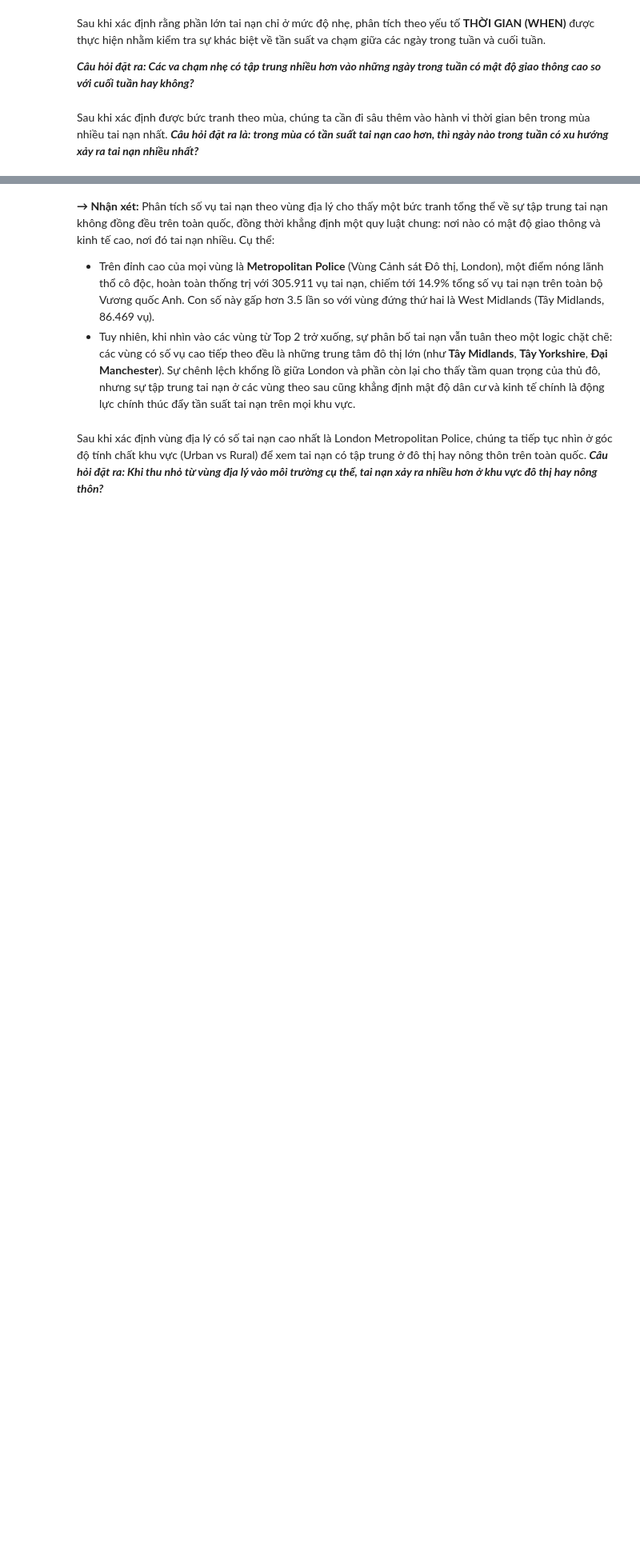
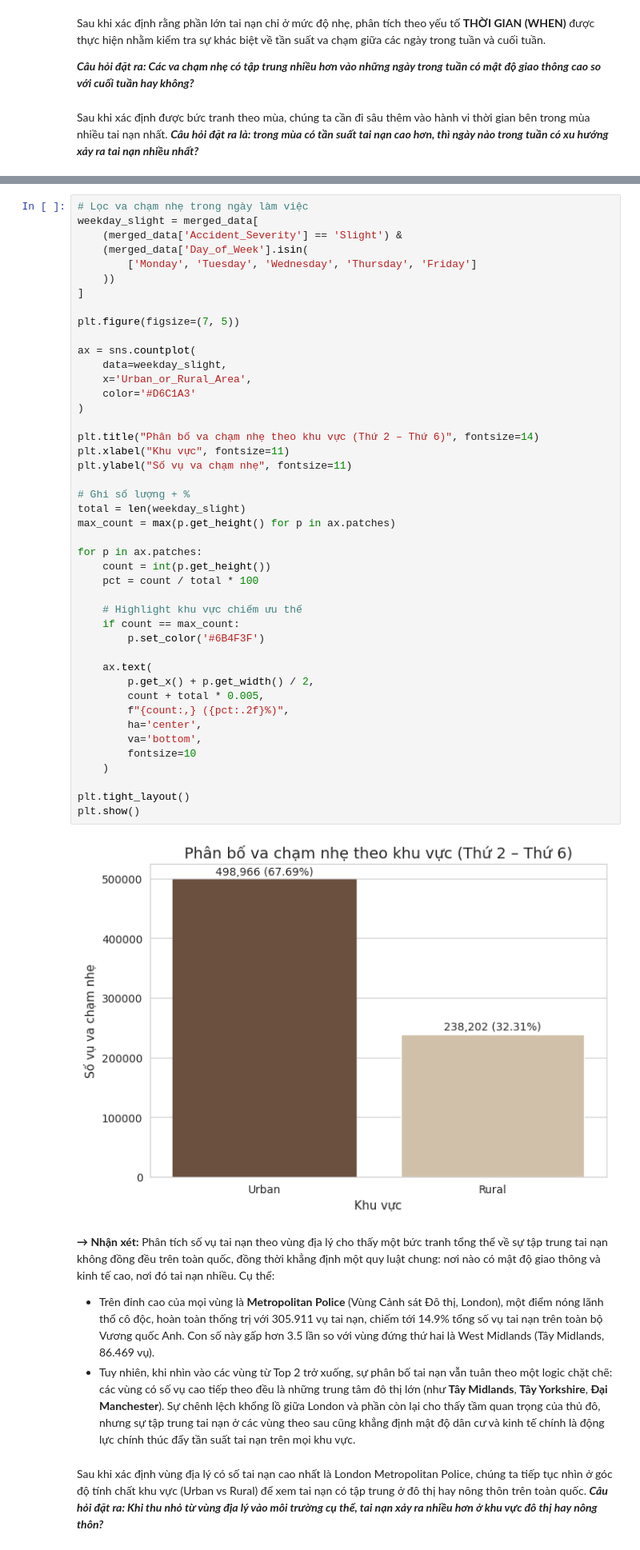
Before and after one commit to mihhwiNick/DA_project, a Jupyter notebook: UK_Road_Traffic_Accident_DA.ipynb, the cells around one changed output, grey strips where cells are left out. Shown at 80% size. Saved outputs shown, nothing was run; the diff lists cells and outputs as text; blank space fills up the shorter version.

```diff
--- a/UK_Road_Traffic_Accident_DA.ipynb
+++ b/UK_Road_Traffic_Accident_DA.ipynb
@@ -1234,3 +1237,49 @@ plt.show()
+# %%
+# Lọc va chạm nhẹ trong ngày làm việc
+weekday_slight = merged_data[
+    (merged_data['Accident_Severity'] == 'Slight') &
+    (merged_data['Day_of_Week'].isin(
+        ['Monday', 'Tuesday', 'Wednesday', 'Thursday', 'Friday']
+    ))
+]
+
+plt.figure(figsize=(7, 5))
+
+ax = sns.countplot(
+    data=weekday_slight,
+    x='Urban_or_Rural_Area',
+    color='#D6C1A3'
+)
+
+plt.title("Phân bố va chạm nhẹ theo khu vực (Thứ 2 – Thứ 6)", fontsize=14)
+plt.xlabel("Khu vực", fontsize=11)
+plt.ylabel("Số vụ va chạm nhẹ", fontsize=11)
+
+# Ghi số lượng + %
+total = len(weekday_slight)
+max_count = max(p.get_height() for p in ax.patches)
+
+for p in ax.patches:
+    count = int(p.get_height())
+    pct = count / total * 100
+
+    # Highlight khu vực chiếm ưu thế
+    if count == max_count:
+        p.set_color('#6B4F3F')
+
+    ax.text(
+        p.get_x() + p.get_width() / 2,
+        count + total * 0.005,
+        f"{count:,} ({pct:.2f}%)",
+        ha='center',
+        va='bottom',
+        fontsize=10
+    )
+
+plt.tight_layout()
+plt.show()
+# %% [output]
+[figure, added]
 # %% [markdown]
 **→ Nhận xét:** Phân tích số vụ tai nạn theo vùng địa lý cho thấy một bức tranh tổng thể về sự tập trung tai nạn không đồng đều trên toàn quốc, đồng thời khẳng định một quy luật chung: nơi nào có mật độ giao thông và kinh tế cao, nơi đó tai nạn nhiều. Cụ thể:
   + Trên đỉnh cao của mọi vùng là **Metropolitan Police** (Vùng Cảnh sát Đô thị, London), một điểm nóng lãnh thổ cô độc, hoàn toàn thống trị với 305.911 vụ tai nạn, chiếm tới 14.9% tổng số vụ tai nạn trên toàn bộ Vương quốc Anh. Con số này gấp hơn 3.5 lần so với vùng đứng thứ hai là West Midlands (Tây Midlands, 86.469 vụ).
```
Also changed, not shown: parts of 15 cells of this notebook.
